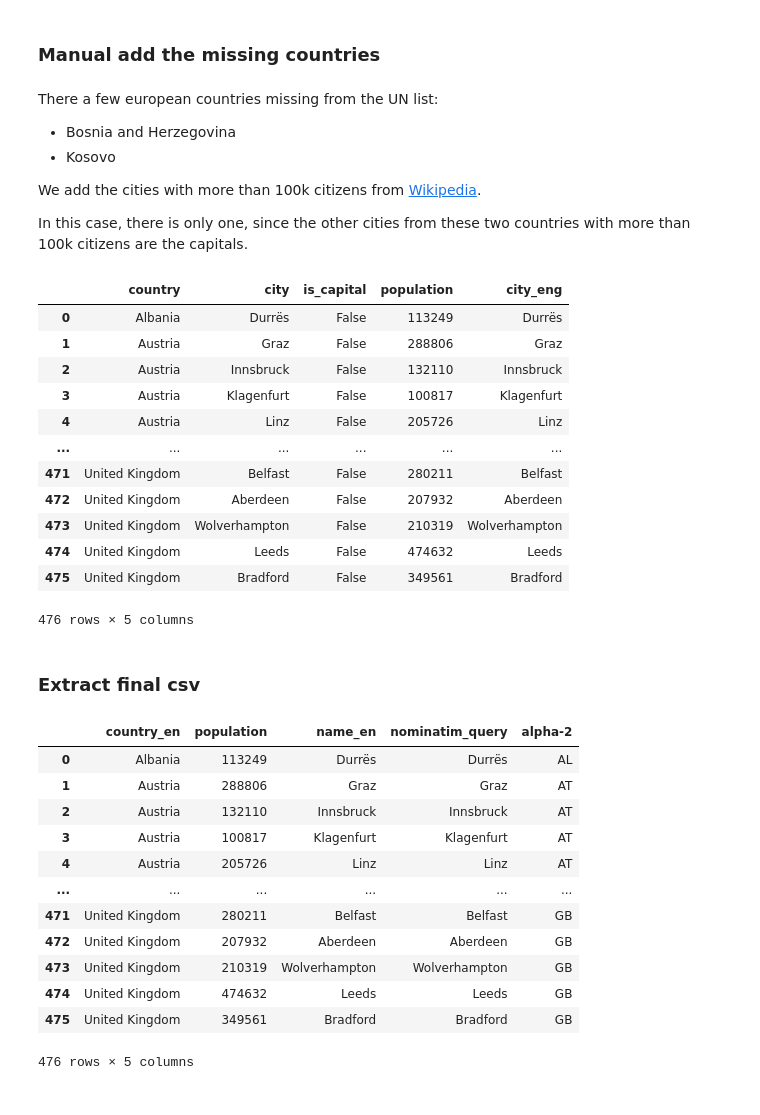
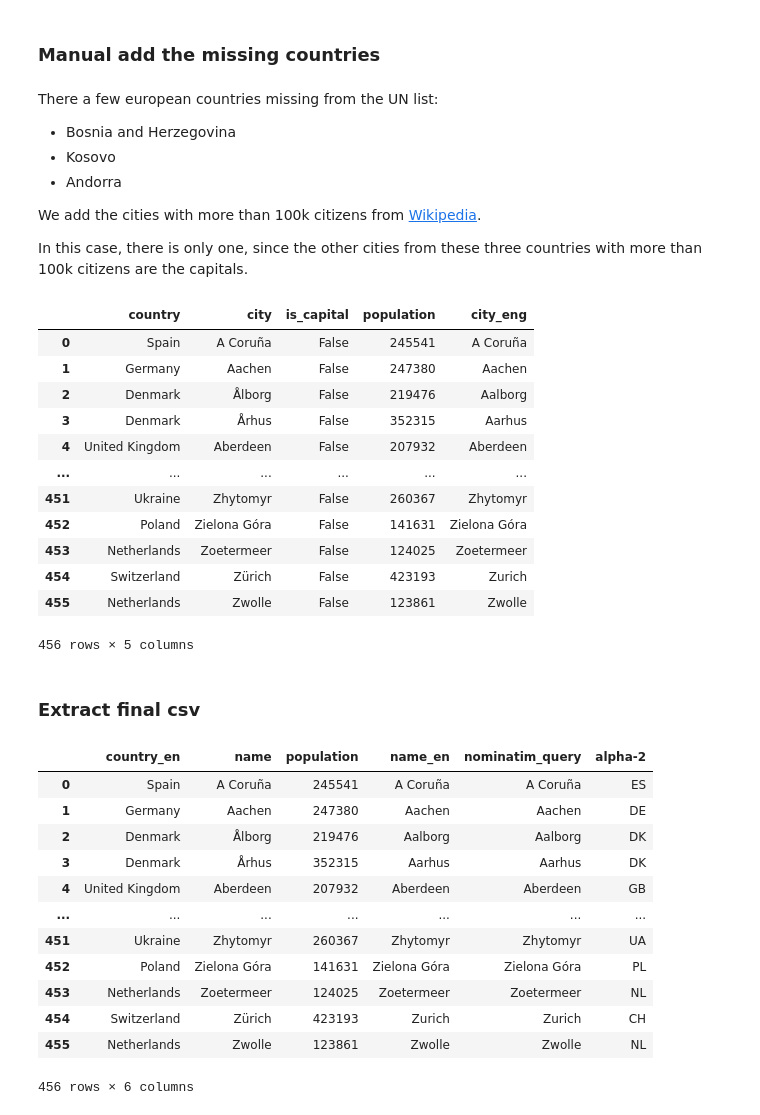
Before and after one commit to BikeNetKit/dataexport, a Jupyter notebook: scripts/extract_cities_lists.ipynb, the cells around one changed output. Drawn from its saved outputs; the diff is of its cells as text; code cells hidden in the pictures.

```diff
--- a/scripts/extract_cities_lists.ipynb
+++ b/scripts/extract_cities_lists.ipynb
@@ -218,5 +226,5 @@ We used Claude to check each individal city name for the English spelling.
 # %%
-cities_eng = pd.read_csv("../external_data/table08_europe_cities_english.csv")
+cities_eng = pd.read_csv("../external_data/table08_europe_cities_english.csv").drop_duplicates()
 europe = europe.merge(
     cities_eng,
     on="city",
@@ -346,56 +375,58 @@ europe_non_capitals
 There a few european countries missing from the UN list:
 - Bosnia and Herzegovina
 - Kosovo
+- Andorra
 
 We add the cities with more than 100k citizens from [Wikipedia](https://en.wikipedia.org/wiki/List_of_towns_and_cities_with_100,000_or_more_inhabitants/country:_A-B).
 
-In this case, there is only one, since the other cities from these two countries with more than 100k citizens are the capitals.
+In this case, there is only one, since the other cities from these three countries with more than 100k citizens are the capitals.
 # %%
 europe_non_capitals.loc[-1] = ["Bosnia And Herzegovina", "Banja Luka", True, 135059, "Banja Luka"]
 europe_non_capitals.index = europe_non_capitals.index + 1  # shifting index
-europe_non_capitals = europe_non_capitals.sort_values("country").reset_index(drop=True)
+europe_non_capitals = europe_non_capitals.sort_values("city_eng").reset_index(drop=True)
 europe_non_capitals
 # %% [output]
 |  | country | city | is_capital | population | city_eng |
-| 0 | Albania | Durrës | False | 113249 | Durrës |
-| 1 | Austria | Graz | False | 288806 | Graz |
-| 2 | Austria | Innsbruck | False | 132110 | Innsbruck |
-| 3 | Austria | Klagenfurt | False | 100817 | Klagenfurt |
-| 4 | Austria | Linz | False | 205726 | Linz |
+| 0 | Spain | A Coruña | False | 245541 | A Coruña |
+| 1 | Germany | Aachen | False | 247380 | Aachen |
+| 2 | Denmark | Ålborg | False | 219476 | Aalborg |
+| 3 | Denmark | Århus | False | 352315 | Aarhus |
+| 4 | United Kingdom | Aberdeen | False | 207932 | Aberdeen |
 | ... | ... | ... | ... | ... | ... |
-| 471 | United Kingdom | Belfast | False | 280211 | Belfast |
-| 472 | United Kingdom | Aberdeen | False | 207932 | Aberdeen |
-| 473 | United Kingdom | Wolverhampton | False | 210319 | Wolverhampton |
-| 474 | United Kingdom | Leeds | False | 474632 | Leeds |
-| 475 | United Kingdom | Bradford | False | 349561 | Bradford |
+| 451 | Ukraine | Zhytomyr | False | 260367 | Zhytomyr |
+| 452 | Poland | Zielona Góra | False | 141631 | Zielona Góra |
+| 453 | Netherlands | Zoetermeer | False | 124025 | Zoetermeer |
+| 454 | Switzerland | Zürich | False | 423193 | Zurich |
+| 455 | Netherlands | Zwolle | False | 123861 | Zwolle |
-476 rows × 5 columns
+456 rows × 5 columns
 # %% [markdown]
 ### Extract final csv
 # %%
 european_100000pop = europe_non_capitals.drop(
-        columns = ["is_capital", "city"]
+        columns = ["is_capital"]
     ).rename(
         columns = {
             "country": "country_en",
-            "city_eng": "name_en"
+            "city_eng": "name_en",
+            "city": "name"
         }
     )
 
 european_100000pop['nominatim_query'] = european_100000pop['name_en']
 european_100000pop["alpha-2"] = european_100000pop["country_en"].map(get_alpha2)
 european_100000pop
 # %% [output]
-|  | country_en | population | name_en | nominatim_query | alpha-2 |
-| 0 | Albania | 113249 | Durrës | Durrës | AL |
-| 1 | Austria | 288806 | Graz | Graz | AT |
-| 2 | Austria | 132110 | Innsbruck | Innsbruck | AT |
-| 3 | Austria | 100817 | Klagenfurt | Klagenfurt | AT |
-| 4 | Austria | 205726 | Linz | Linz | AT |
-| ... | ... | ... | ... | ... | ... |
-| 471 | United Kingdom | 280211 | Belfast | Belfast | GB |
-| 472 | United Kingdom | 207932 | Aberdeen | Aberdeen | GB |
-| 473 | United Kingdom | 210319 | Wolverhampton | Wolverhampton | GB |
-| 474 | United Kingdom | 474632 | Leeds | Leeds | GB |
-| 475 | United Kingdom | 349561 | Bradford | Bradford | GB |
+|  | country_en | name | population | name_en | nominatim_query | alpha-2 |
+| 0 | Spain | A Coruña | 245541 | A Coruña | A Coruña | ES |
+| 1 | Germany | Aachen | 247380 | Aachen | Aachen | DE |
+| 2 | Denmark | Ålborg | 219476 | Aalborg | Aalborg | DK |
+| 3 | Denmark | Århus | 352315 | Aarhus | Aarhus | DK |
+| 4 | United Kingdom | Aberdeen | 207932 | Aberdeen | Aberdeen | GB |
+| ... | ... | ... | ... | ... | ... | ... |
+| 451 | Ukraine | Zhytomyr | 260367 | Zhytomyr | Zhytomyr | UA |
+| 452 | Poland | Zielona Góra | 141631 | Zielona Góra | Zielona Góra | PL |
+| 453 | Netherlands | Zoetermeer | 124025 | Zoetermeer | Zoetermeer | NL |
+| 454 | Switzerland | Zürich | 423193 | Zurich | Zurich | CH |
+| 455 | Netherlands | Zwolle | 123861 | Zwolle | Zwolle | NL |
-476 rows × 5 columns
+456 rows × 6 columns
 # %%
```
Also changed, not shown: parts of 15 cells of this notebook, 6 other files.
